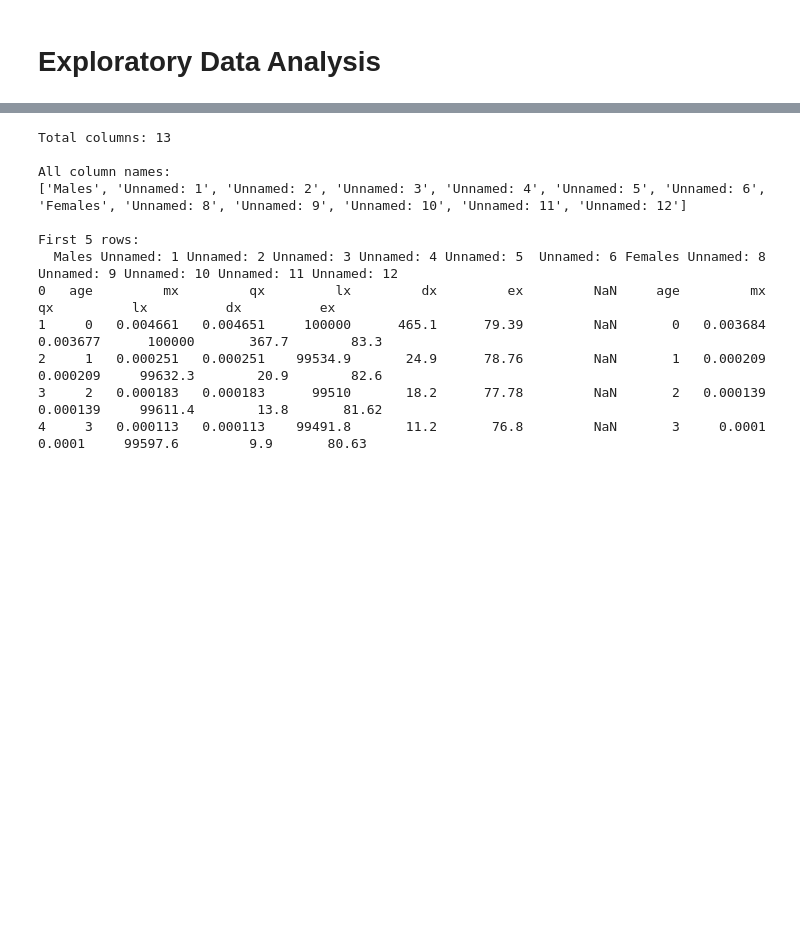
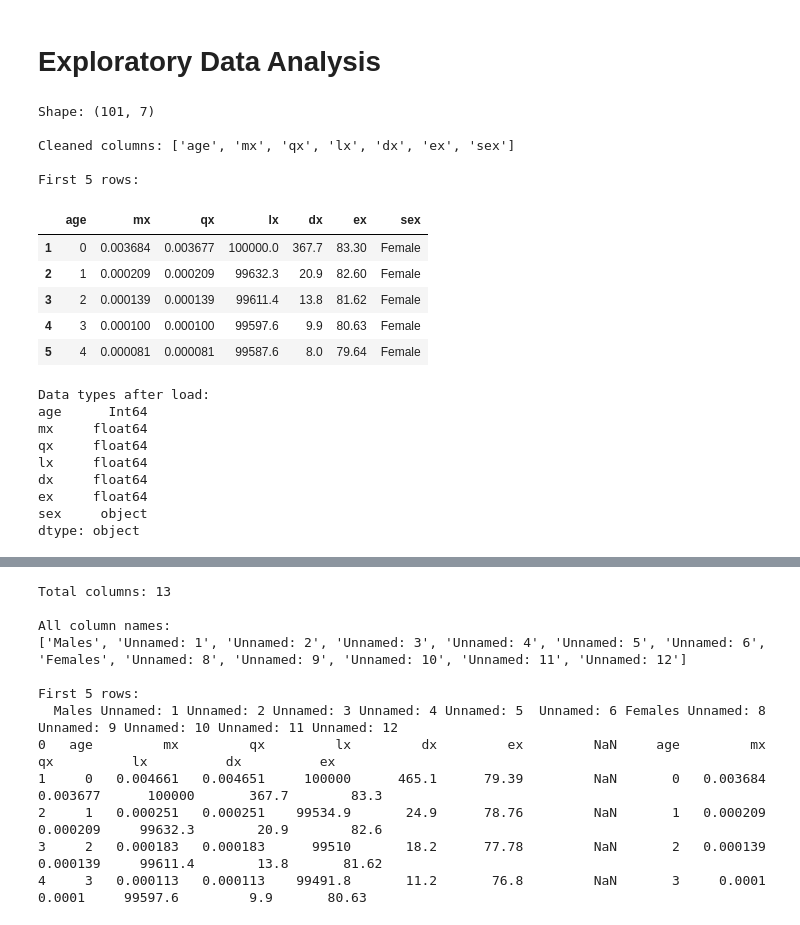
Before and after one commit to PleromaRay/uk-life-expectancy-deprivation, a Jupyter notebook: notebooks_exploratory_analysis.ipynb, the cells around one changed output, grey strips where cells are left out. Drawn from its saved outputs; the diff is of its cells as text; code cells hidden in the pictures; blank space fills up the shorter version.

```diff
--- a/notebooks_exploratory_analysis.ipynb
+++ b/notebooks_exploratory_analysis.ipynb
@@ -5,3 +5,47 @@ import pandas as pd
 
 life_df = pd.read_csv('data/lifeexp.csv')
 deprivation_df = pd.read_csv('data/deprivation.csv')
+# %%
+import pandas as pd
+
+file_path = 'data/lifeexp_by_localareas.csv'
+
+localareas_df = pd.read_csv(
+    file_path,
+    skiprows=3,
+    encoding='utf-8',
+    on_bad_lines='warn',
+    quoting=1
+)
+# Clean up column names
+df.columns = df.columns.str.strip().str.replace('\n', ' ').str.replace('"', '').str.strip()
+
+# inspect
+print("Shape:", df.shape)
+print("\nCleaned columns:", df.columns.tolist())
+print("\nFirst 5 rows:")
+display(df.head())
+
+print("\nData types after load:")
+print(df.dtypes)
+# %% [output]
+Shape: (101, 7)
+
+Cleaned columns: ['age', 'mx', 'qx', 'lx', 'dx', 'ex', 'sex']
+
+First 5 rows:
+|  | age | mx | qx | lx | dx | ex | sex |
+| 1 | 0 | 0.003684 | 0.003677 | 100000.0 | 367.7 | 83.30 | Female |
+| 2 | 1 | 0.000209 | 0.000209 | 99632.3 | 20.9 | 82.60 | Female |
+| 3 | 2 | 0.000139 | 0.000139 | 99611.4 | 13.8 | 81.62 | Female |
+| 4 | 3 | 0.000100 | 0.000100 | 99597.6 | 9.9 | 80.63 | Female |
+| 5 | 4 | 0.000081 | 0.000081 | 99587.6 | 8.0 | 79.64 | Female |
+Data types after load:
+age      Int64
+mx     float64
+qx     float64
+lx     float64
+dx     float64
+ex     float64
+sex     object
+dtype: object
```
Also changed, not shown: parts of 7 cells of this notebook, 1 other file.
